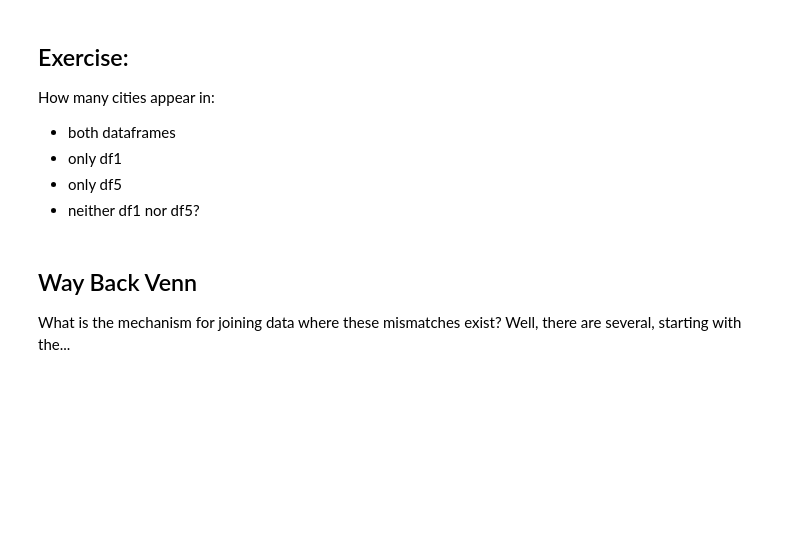
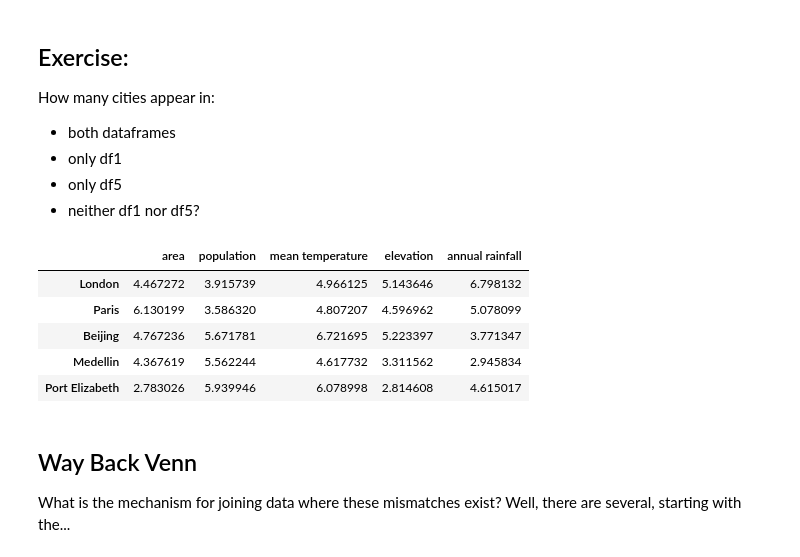
Before and after one commit to kwanyudyson/QM2, a Jupyter notebook: notebooks/W06. Merging and Joining.ipynb, the cells around one changed output. Saved outputs shown, nothing was run; the diff lists cells and outputs as text; code cells hidden in the pictures; blank space fills up the shorter version.

```diff
--- a/notebooks/W06. Merging and Joining.ipynb
+++ b/notebooks/W06. Merging and Joining.ipynb
@@ -286,3 +290,12 @@ How many cities appear in:
+# %%
+df1
+# %% [output]
+|  | area | population | mean temperature | elevation | annual rainfall |
+| London | 4.467272 | 3.915739 | 4.966125 | 5.143646 | 6.798132 |
+| Paris | 6.130199 | 3.586320 | 4.807207 | 4.596962 | 5.078099 |
+| Beijing | 4.767236 | 5.671781 | 6.721695 | 5.223397 | 3.771347 |
+| Medellin | 4.367619 | 5.562244 | 4.617732 | 3.311562 | 2.945834 |
+| Port Elizabeth | 2.783026 | 5.939946 | 6.078998 | 2.814608 | 4.615017 |
 # %% [markdown]
 ## Way Back Venn
 
```
Also changed, not shown: parts of 25 cells of this notebook.
